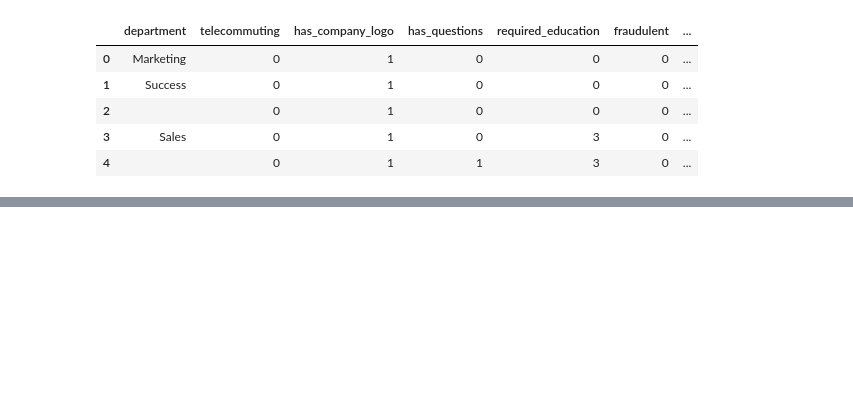
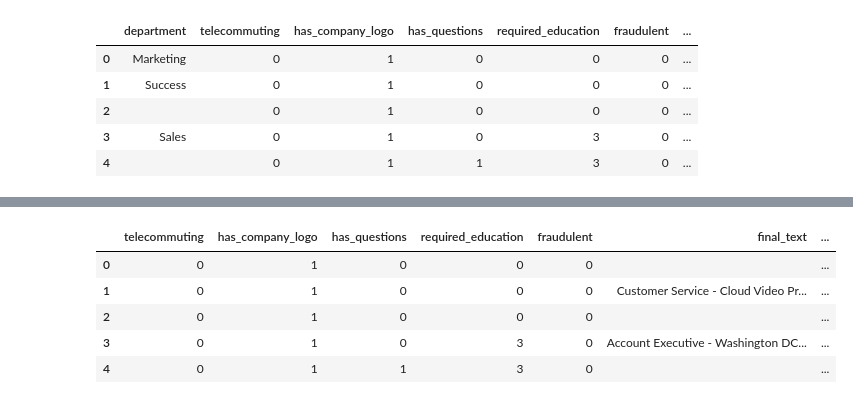
Before and after one commit to hiteshjha24/Fake-internship-and-Scam-job-detection, a Jupyter notebook: test.ipynb, the cells around one changed output, grey strips where cells are left out. Saved outputs shown, nothing was run; the diff lists cells and outputs as text; code cells hidden in the pictures; blank space fills up the shorter version.

```diff
--- a/test.ipynb
+++ b/test.ipynb
@@ -311,0 +358,11 @@ df.head()
+# %%
+df.drop(["department"], axis = 1, inplace = True)
+# %%
+df.head()
+# %% [output]
+|  | telecommuting | has_company_logo | has_questions | required_education | fraudulent | final_text | ... |
+| 0 | 0 | 1 | 0 | 0 | 0 |  | ... |
+| 1 | 0 | 1 | 0 | 0 | 0 | Customer Service - Cloud Video Pr... | ... |
+| 2 | 0 | 1 | 0 | 0 | 0 |  | ... |
+| 3 | 0 | 1 | 0 | 3 | 0 | Account Executive - Washington DC... | ... |
+| 4 | 0 | 1 | 1 | 3 | 0 |  | ... |
```
Also changed, not shown: parts of 34 cells of this notebook.
